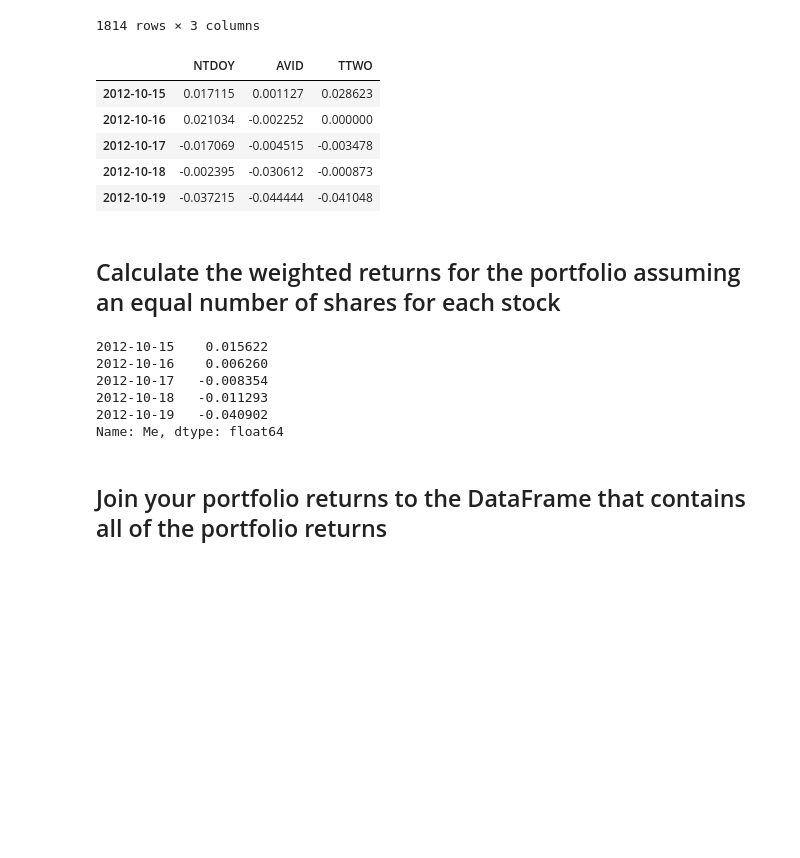
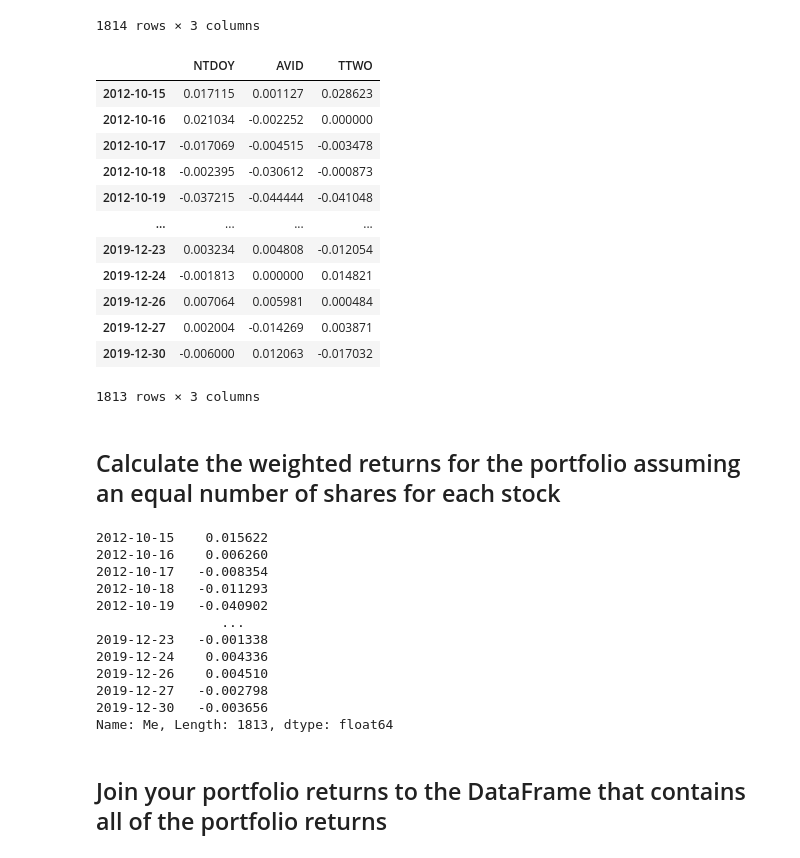
Before and after one commit to mnewk555/panda-homework, a Jupyter notebook: main.ipynb, the cells around one changed output. Drawn from its saved outputs; the diff is of its cells as text; code cells hidden in the pictures; blank space fills up the shorter version.

```diff
--- a/main.ipynb
+++ b/main.ipynb
@@ -493,19 +477,26 @@ my_portfolio
 # %%
 # Calculate daily returns
 my_portfolio_returns = my_portfolio.pct_change()
 
 # Drop NAs
 my_portfolio_returns.dropna(inplace=True)
 
 # Display sample data
-my_portfolio_returns.head()
+my_portfolio_returns
 # %% [output]
 |  | NTDOY | AVID | TTWO |
 | 2012-10-15 | 0.017115 | 0.001127 | 0.028623 |
 | 2012-10-16 | 0.021034 | -0.002252 | 0.000000 |
 | 2012-10-17 | -0.017069 | -0.004515 | -0.003478 |
 | 2012-10-18 | -0.002395 | -0.030612 | -0.000873 |
 | 2012-10-19 | -0.037215 | -0.044444 | -0.041048 |
+| ... | ... | ... | ... |
+| 2019-12-23 | 0.003234 | 0.004808 | -0.012054 |
+| 2019-12-24 | -0.001813 | 0.000000 | 0.014821 |
+| 2019-12-26 | 0.007064 | 0.005981 | 0.000484 |
+| 2019-12-27 | 0.002004 | -0.014269 | 0.003871 |
+| 2019-12-30 | -0.006000 | 0.012063 | -0.017032 |
+1813 rows × 3 columns
 # %% [markdown]
 ## Calculate the weighted returns for the portfolio assuming an equal number of shares for each stock
 # %%
@@ -517,14 +508,21 @@ my_weighted_returns = my_portfolio_returns.dot(weights) #ALA Matrix Algebra
 # Display sample data
 #my_weighted_returns.columns = ["Date","Me"]
 my_weighted_returns=my_weighted_returns.rename("Me")
-my_weighted_returns.head()
+my_weighted_returns=my_weighted_returns.dropna()
+my_weighted_returns
 # %% [output]
 2012-10-15    0.015622
 2012-10-16    0.006260
 2012-10-17   -0.008354
 2012-10-18   -0.011293
 2012-10-19   -0.040902
-Name: Me, dtype: float64
+                ...
+2019-12-23   -0.001338
+2019-12-24    0.004336
+2019-12-26    0.004510
+2019-12-27   -0.002798
+2019-12-30   -0.003656
+Name: Me, Length: 1813, dtype: float64
 # %% [markdown]
 ## Join your portfolio returns to the DataFrame that contains all of the portfolio returns
 # %%
```
Also changed, not shown: parts of 13 cells of this notebook, 3 other files.
